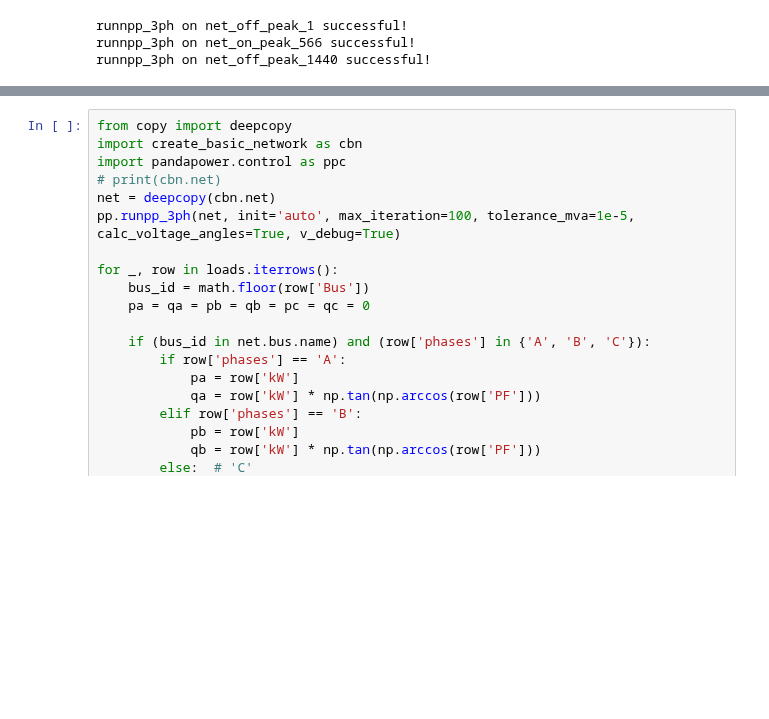
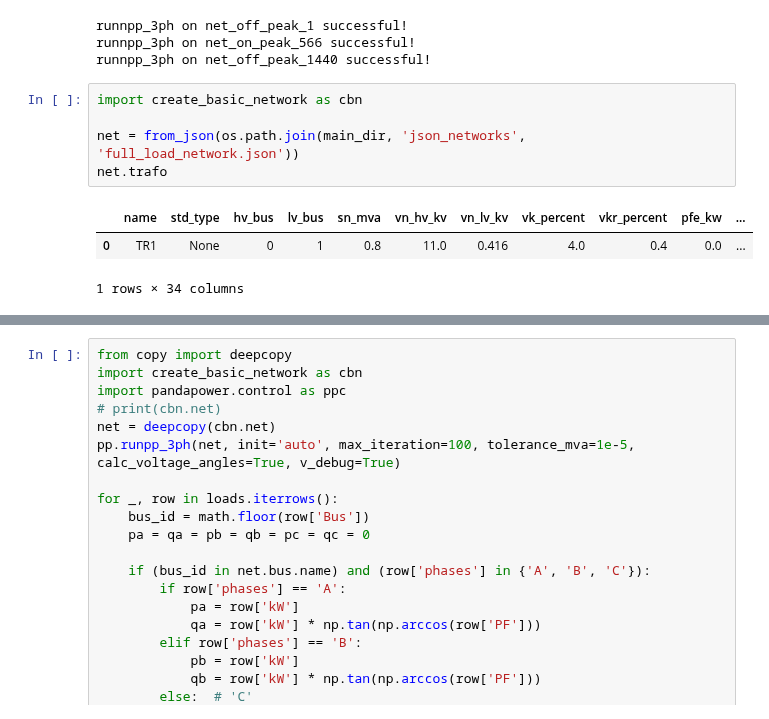
Before and after one commit to antoniovitorvb/IST-thesis-hosting-capacity, a Jupyter notebook: notebooks/906_bus.ipynb, the cells around one changed output, grey strips where cells are left out. Saved outputs shown, nothing was run; the diff lists cells and outputs as text; blank space fills up the shorter version.

Commit message:
wip: det HC on pp.networks

```diff
--- a/notebooks/906_bus.ipynb
+++ b/notebooks/906_bus.ipynb
@@ -175,3 +183,12 @@ except Exception as e:
 runnpp_3ph on net_off_peak_1 successful!
 runnpp_3ph on net_on_peak_566 successful!
 runnpp_3ph on net_off_peak_1440 successful!
+# %%
+import create_basic_network as cbn
+
+net = from_json(os.path.join(main_dir, 'json_networks', 'full_load_network.json'))
+net.trafo
+# %% [output]
+|  | name | std_type | hv_bus | lv_bus | sn_mva | vn_hv_kv | vn_lv_kv | vk_percent | vkr_percent | pfe_kw | ... |
+| 0 | TR1 | None | 0 | 1 | 0.8 | 11.0 | 0.416 | 4.0 | 0.4 | 0.0 | ... |
+1 rows × 34 columns
```
Also changed, not shown: parts of 9 cells of this notebook, 8 other files.
